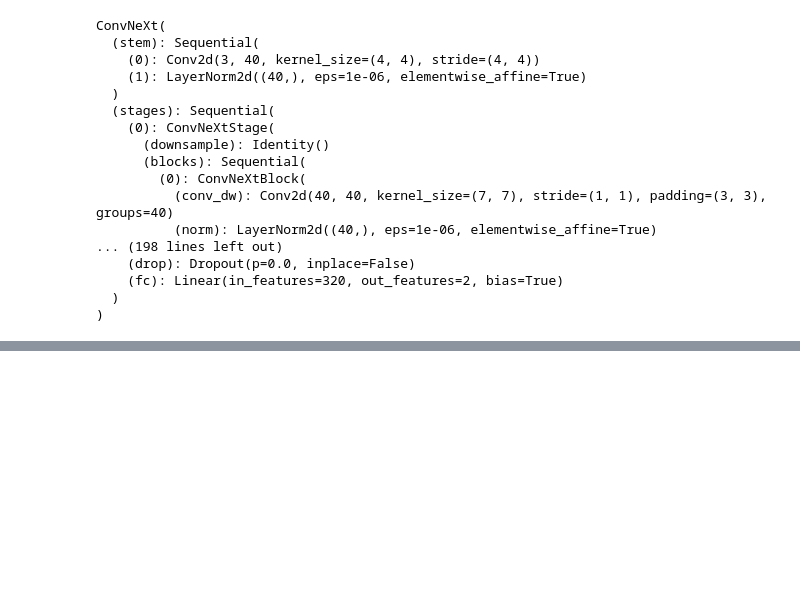
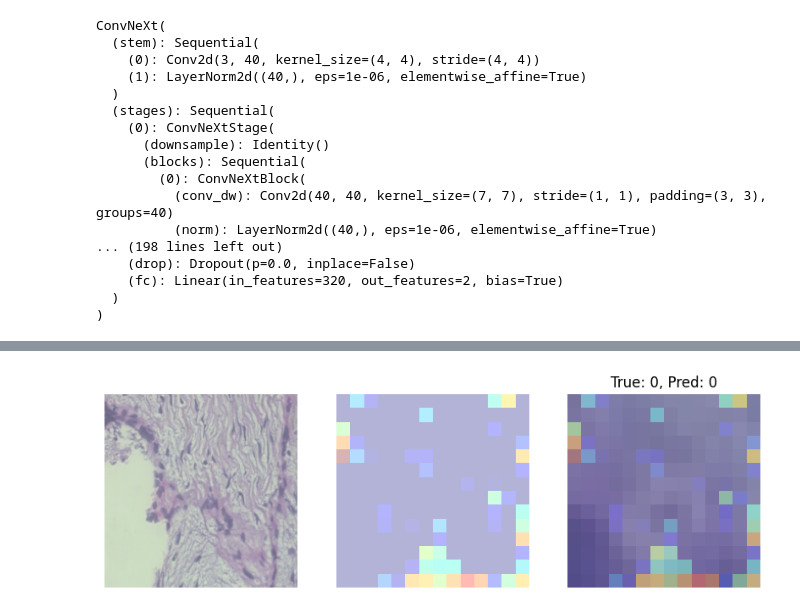
Before and after one commit to mariaserov/ML_BreakHis, a Jupyter notebook: scr/ConvnextV2_Toydata_code_tests.ipynb, the cells around one changed output, grey strips where cells are left out. Saved outputs shown, nothing was run; the diff lists cells and outputs as text; code cells hidden in the pictures; blank space fills up the shorter version.

```diff
--- a/scr/ConvnextV2_Toydata_code_tests.ipynb
+++ b/scr/ConvnextV2_Toydata_code_tests.ipynb
@@ -1464,0 +1459,35 @@ plt.show()
+# %%
+target_layer = list(model.stages[2].children())[-1][1]
+
+# Get a batch from test_loader
+#img_iter = iter(gradcam_loader)
+image_batch, label_batch, _ = next(img_iter)
+image = image_batch[0].unsqueeze(0)
+label = label_batch[0].item()
+
+# Run Grad-CAM
+cam, pred_class = generate_gradcam(model, image, target_class=0, target_layer=target_layer)
+
+# Denormalise image
+mean = [0.485, 0.456, 0.406]
+std  = [0.229, 0.224, 0.225]
+
+def denormalize(tensor, mean, std):
+    mean = torch.tensor(mean).view(3, 1, 1)
+    std = torch.tensor(std).view(3, 1, 1)
+    return tensor * std + mean
+
+image_denorm = denormalize(image, mean, std)
+# Visualize
+
+f, ax = plt.subplots(nrows = 1, ncols=3, figsize = (10, 4))
+ax[0].imshow(to_pil_image(image_denorm.squeeze()))
+ax[1].imshow(cam, cmap='jet', alpha=0.3)
+ax[2].imshow(to_pil_image(image_denorm.squeeze()))
+ax[2].imshow(cam, cmap='jet', alpha=0.3)
+plt.title(f"True: {label}, Pred: {pred_class}")
+for i in range(3):
+    ax[i].axis('off')
+plt.show()
+# %% [output]
+[figure, added]
```
Also changed, not shown: parts of 8 cells of this notebook, 10 other files.
